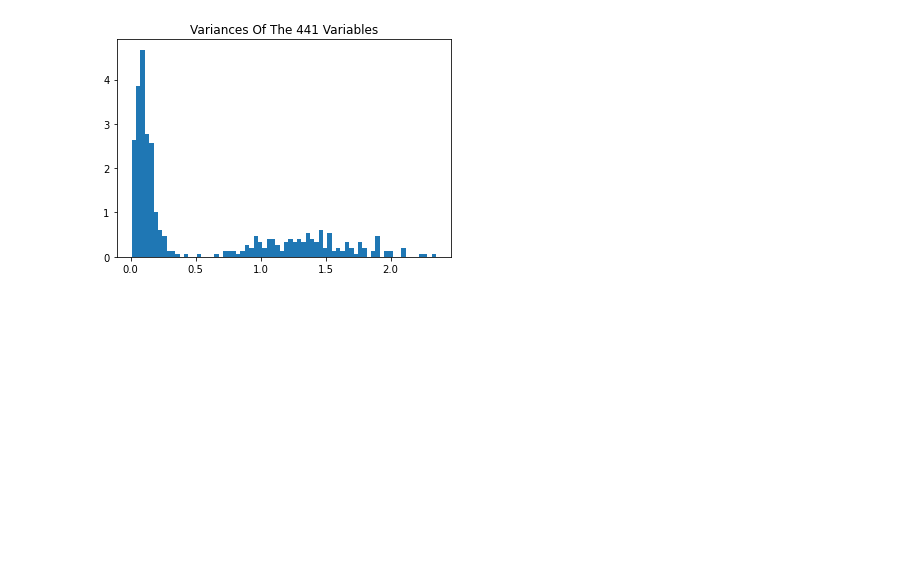
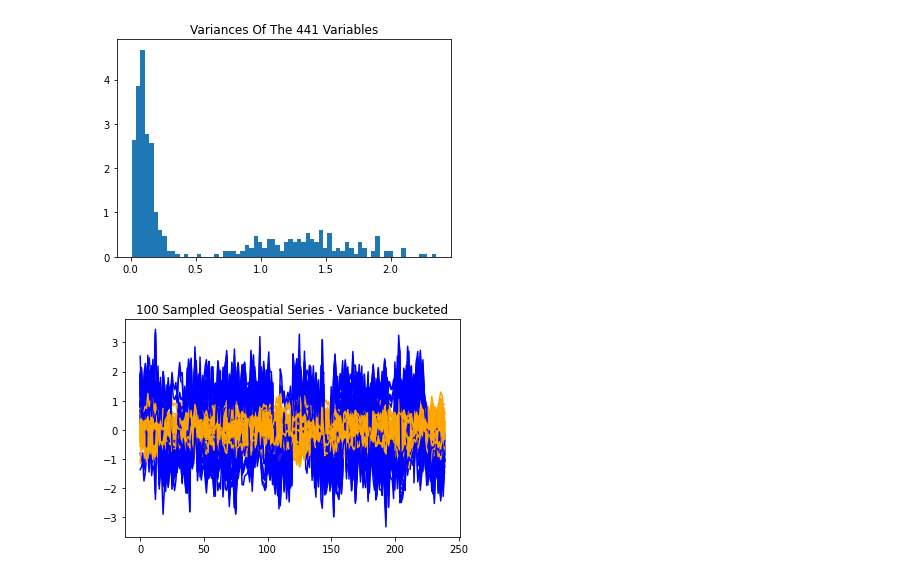
Before and after one commit to Sorgl0s/MAST30034_Assignment1, a Jupyter notebook: Assignment 1 JPNB.ipynb, the cells around one changed output. Saved outputs shown, nothing was run; the diff lists cells and outputs as text; code cells hidden in the pictures; blank space fills up the shorter version.

Commit message:
Q1.5 Added sample visualisation colour-coded by variance.

```diff
--- a/Assignment 1 JPNB.ipynb
+++ b/Assignment 1 JPNB.ipynb
@@ -170,6 +170,23 @@ plt.title("Variances Of The 441 Variables")
 plt.show()
 # %% [output]
 [figure]
+# %%
+# Re-visualize the sample series with colour-coded variances.
+
+colours = []
+for var in Vars[samples]:
+    if var > 0.5:
+        colours.append("blue")
+    else:
+        colours.append("orange")
+
+for series, colour in zip(Xsample.T, colours):
+    plt.plot(series, color = colour)
+
+plt.title("100 Sampled Geospatial Series - Variance bucketed")
+plt.show()
+# %% [output]
+[figure, added]
 # %%
 # Standardize X
 
```
